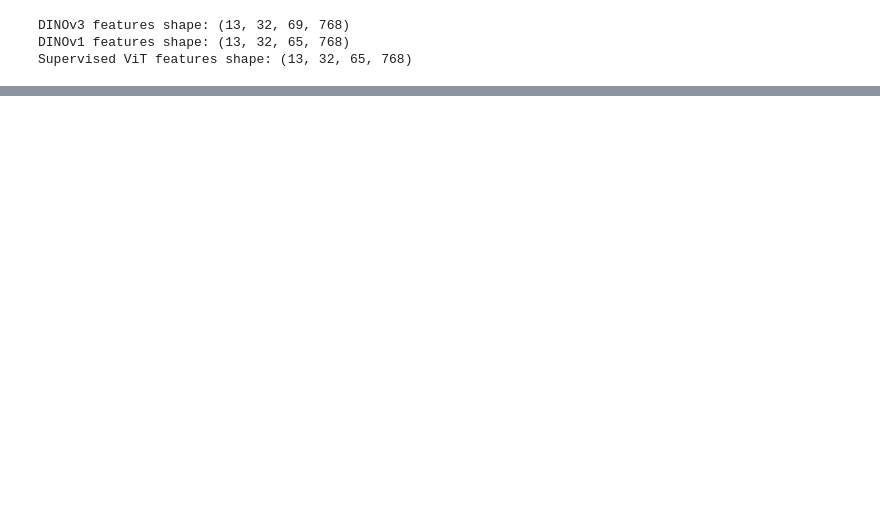
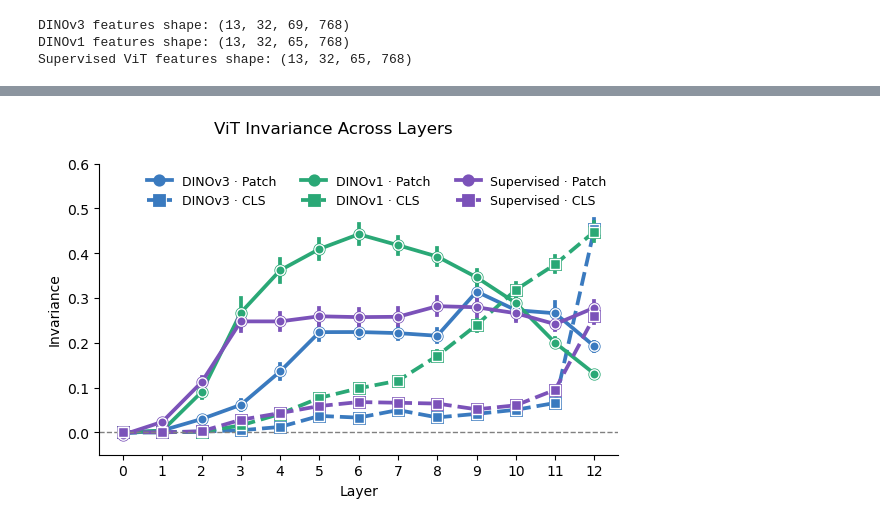
Before and after one commit to dufengtong/visual-invariance-analysis, a Jupyter notebook: notebooks/invariance_vit.ipynb, the cells around one changed output, grey strips where cells are left out. Cells and saved outputs as stored; diff of their text form; code cells hidden in the pictures; blank space fills up the shorter version.

```diff
--- a/notebooks/invariance_vit.ipynb
+++ b/notebooks/invariance_vit.ipynb
@@ -127,0 +150,64 @@ plt.show()
+# %%
+dinov3_rep_mat = util.compute_model_rep_mtx(dinov3_patches_mean)
+dinov1_rep_mat = util.compute_model_rep_mtx(dinov1_patches_mean)
+sup_rep_mat = util.compute_model_rep_mtx(sup_patches_mean)
+
+dinov3_invar_pair = util.compute_pair_inv_model(dinov3_rep_mat)
+dinov1_invar_pair = util.compute_pair_inv_model(dinov1_rep_mat)
+sup_invar_pair = util.compute_pair_inv_model(sup_rep_mat)
+# %%
+import numpy as np
+import matplotlib.pyplot as plt
+import seaborn as sns
+
+models = [
+    {'data': dinov3_invar_pair,  'data_cls': dinov3_invar_pair_cls,  'color': '#3a7abf', 'label': 'DINOv3'},
+    {'data': dinov1_invar_pair,  'data_cls': dinov1_invar_pair_cls,  'color': '#2aa876', 'label': 'DINOv1'},
+    {'data': sup_invar_pair,     'data_cls': sup_invar_pair_cls,     'color': '#7b52b9', 'label': 'Supervised'},
+]
+
+
+fig, ax = plt.subplots(figsize=(6, 4))
+
+for model in models:
+    # Patch token (solid line)
+    sns.pointplot(
+        x="layer", y="pair_invariance",
+        data=model['data'],
+        color=model['color'],
+        dodge=0,
+        errorbar='se', linestyles='-', ax=ax,
+        label=f"{model['label']} · Patch"
+    )
+    xvals = np.arange(model['data']['layer'].nunique())
+    means = model['data'].groupby('layer')['pair_invariance'].mean().values
+    ax.scatter(xvals, means, color=model['color'], edgecolor='white', s=45, zorder=3)
+
+    # CLS token (dashed line)
+    sns.pointplot(
+        x="layer", y="pair_invariance",
+        data=model['data_cls'],
+        color=model['color'],
+        dodge=0,
+        errorbar='se', linestyles='--', ax=ax,
+        label=f"{model['label']} · CLS",
+        markers='s'
+    )
+    xvals_cls = np.arange(model['data_cls']['layer'].nunique())
+    means_cls = model['data_cls'].groupby('layer')['pair_invariance'].mean().values
+    ax.scatter(xvals_cls, means_cls, color=model['color'], edgecolor='white', s=45, marker='s', zorder=3)
+
+ax.axhline(0, color='gray', lw=1, linestyle='--')
+ax.set_xlabel("")
+ax.set_ylabel("Invariance")
+ax.set_xlabel("Layer")
+ax.set_ylim(-0.05, 0.6)
+ax.spines["top"].set_visible(False)
+ax.spines["right"].set_visible(False)
+ax.legend(frameon=False, ncol=3, fontsize=9)
+plt.suptitle("ViT Invariance Across Layers")
+plt.tight_layout()
+plt.savefig("../figures/vit_invariance_patch_pool.png", dpi=300, bbox_inches='tight')
+plt.show()
+# %% [output]
+[figure, added]
```
Also changed, not shown: parts of 5 cells of this notebook, 13 other files.
